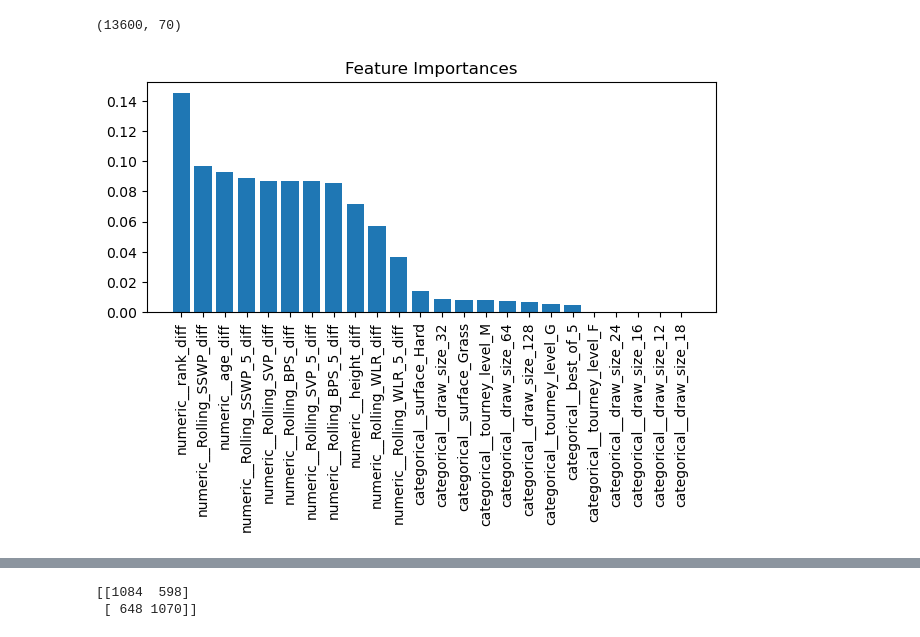
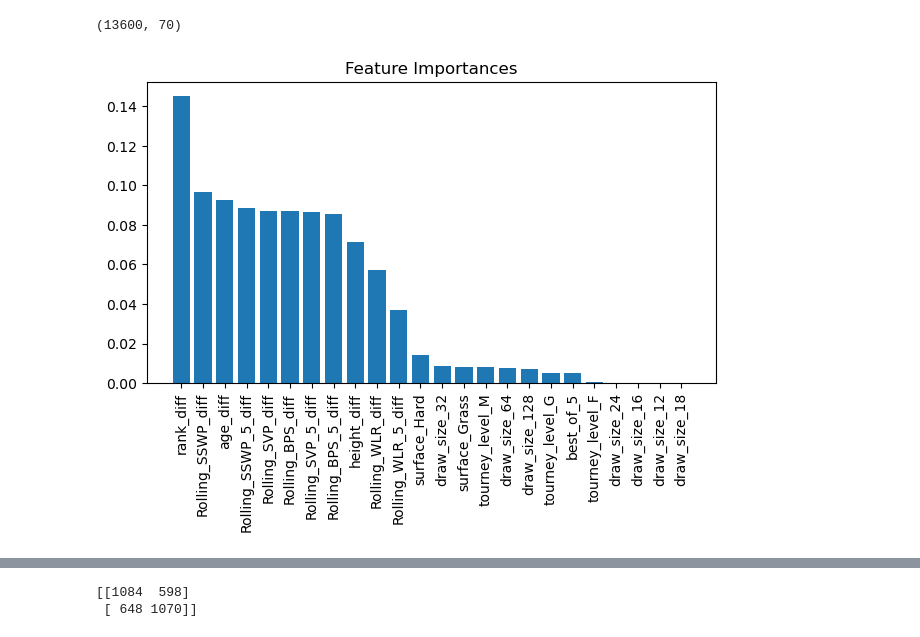
Before and after one commit to Alla977/Predicting-ATP-Tennis-Match-Outcomes, a Jupyter notebook: Machine Learning Models.ipynb, the cells around one changed output, grey strips where cells are left out. Drawn from its saved outputs; the diff is of its cells as text; code cells hidden in the pictures.

```diff
--- a/Machine Learning Models.ipynb
+++ b/Machine Learning Models.ipynb
@@ -163,14 +165,16 @@ forest.fit(X_train,y_train)
 # %%
 import numpy as np
 importances = forest.named_steps["regressor"].feature_importances_
 indices = np.argsort(importances)[::-1]
 features = forest.named_steps["preprocessor"].get_feature_names_out()
+features = [name.split('__')[-1] for name in features]
+features_int = range(len(features))
 #for f in range(features.shape[0]):
  #   print(f"{features[f]}: {round(importances[indices[f]],3)}")
-plt.bar(range(features.shape[0]), importances[indices], align="center")
-plt.xticks(range(features.shape[0]),features[indices],rotation=90)
+plt.bar(features_int, importances[indices], align="center")
+plt.xticks(features_int, np.array(features)[indices], rotation=90)
 plt.tight_layout()
 plt.title("Feature Importances")
 plt.show()
 # %% [output]
-[figure, old version]
+[figure, new version]
```
Also changed, not shown: parts of 2 cells of this notebook.
